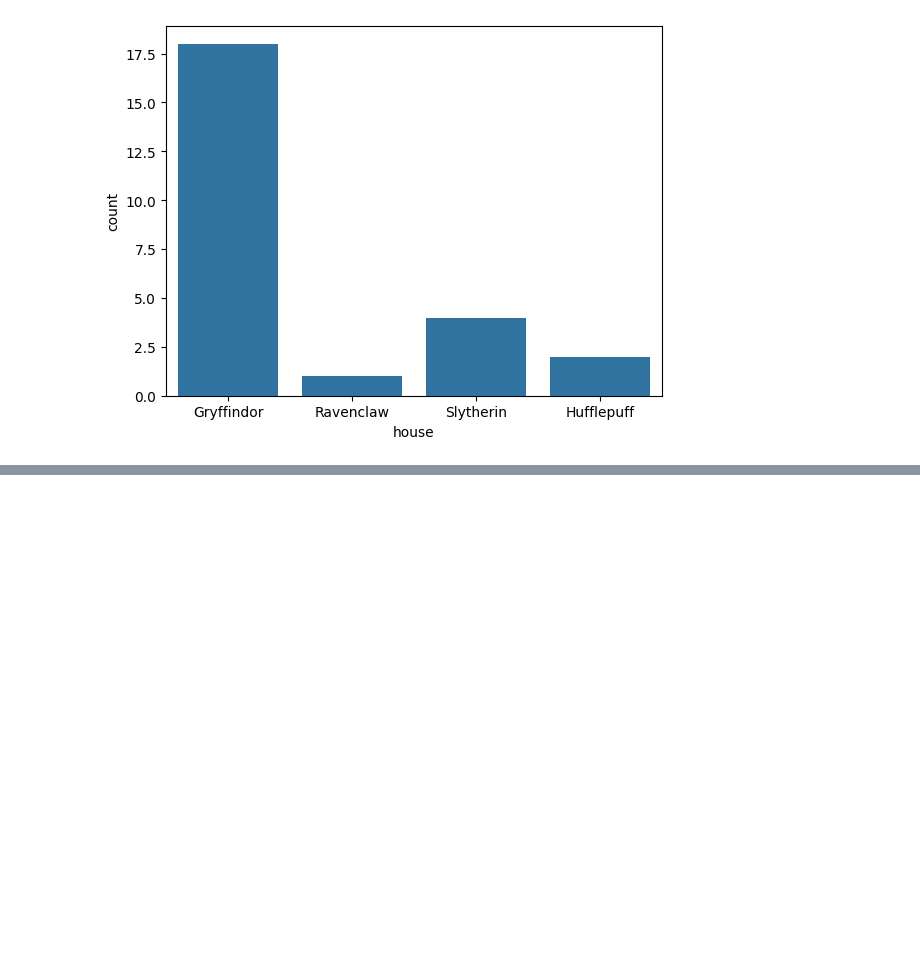
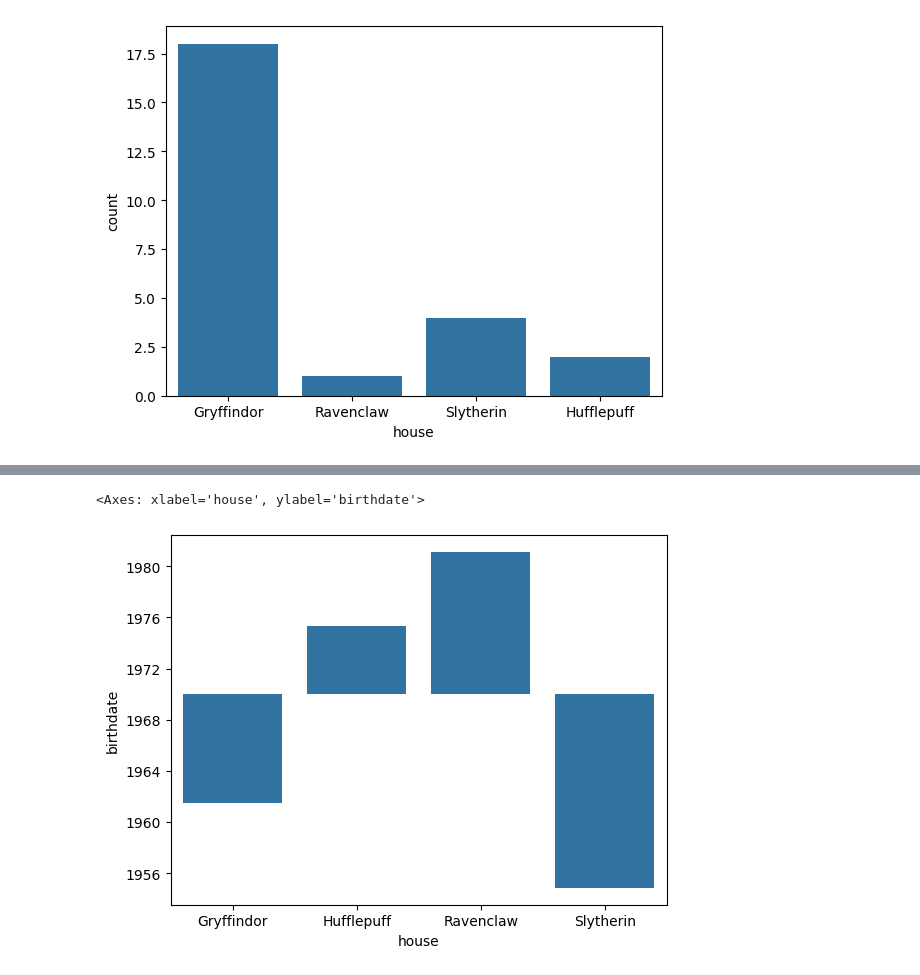
Before and after one commit to 4GeeksAcademy/utku_seyithanoglu-interacting-with-api-python-project-tutorial, a Jupyter notebook: src/explore.ipynb, the cells around one changed output, grey strips where cells are left out. Saved outputs shown, nothing was run; the diff lists cells and outputs as text; code cells hidden in the pictures; blank space fills up the shorter version.

```diff
--- a/src/explore.ipynb
+++ b/src/explore.ipynb
@@ -432,0 +494,5 @@ sns.countplot(data=time_df,x='house')
+# %%
+sns.barplot(time_df.groupby("house")["birthdate"].mean())
+# %% [output]
+<Axes: xlabel='house', ylabel='birthdate'>
+[figure, added]
```
Also changed, not shown: parts of 18 cells of this notebook.
